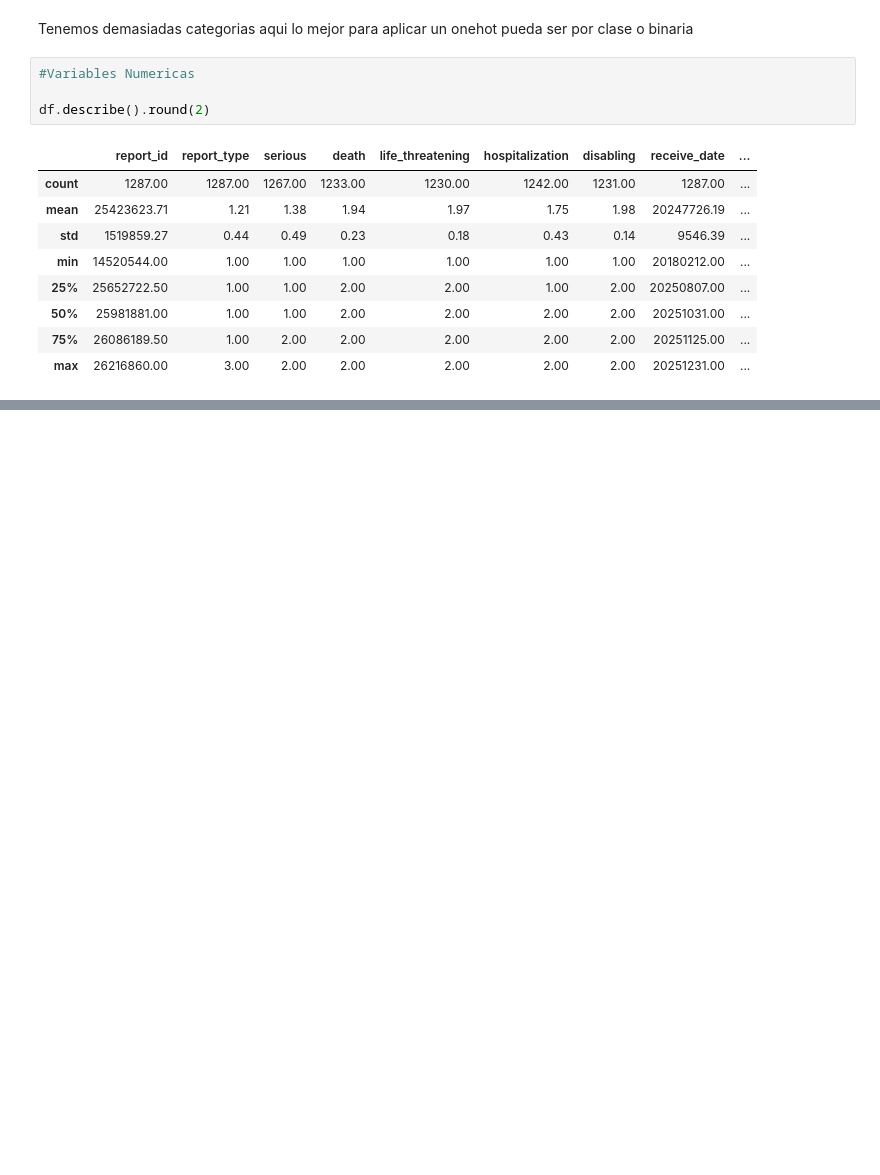
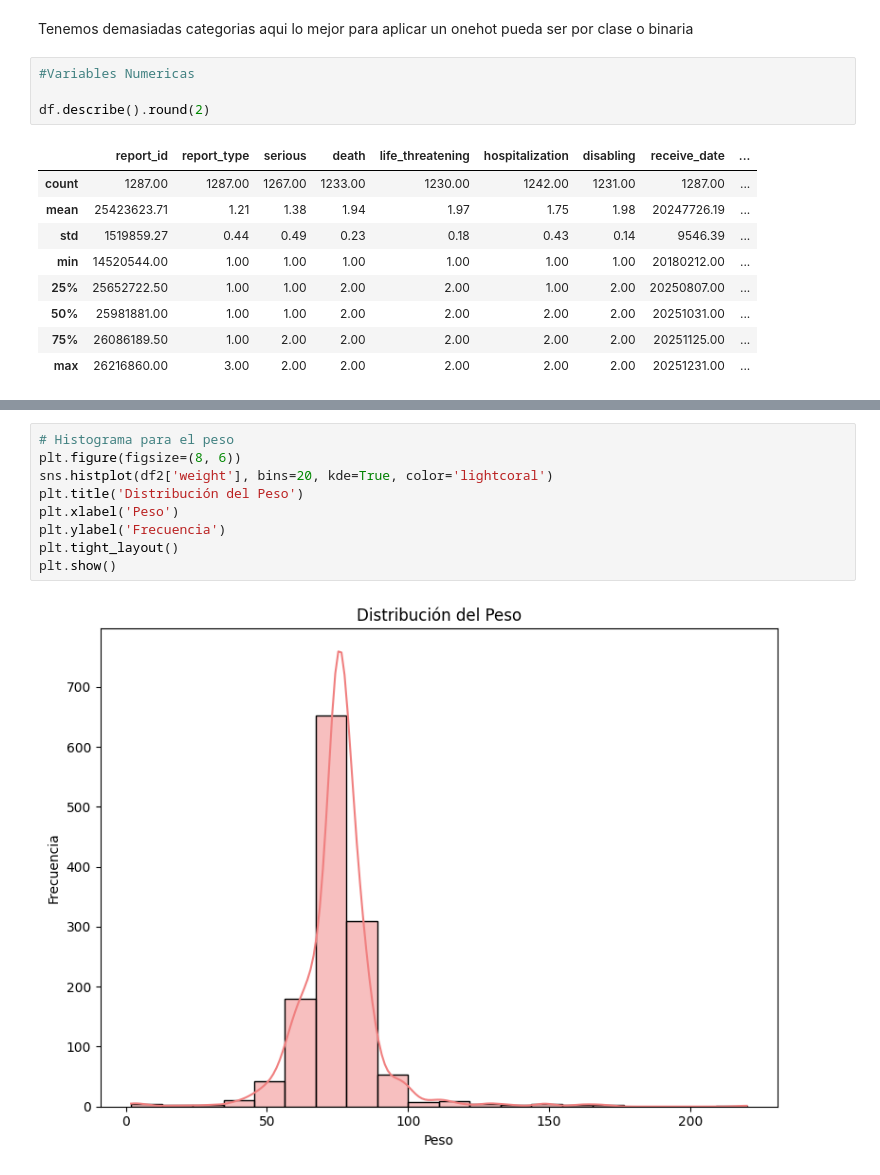
Before and after one commit to Ruhtenio/Mineria_Datos002D, a Jupyter notebook: Eventos_adversos_FDA.ipynb, the cells around one changed output, grey strips where cells are left out. Drawn from its saved outputs; the diff is of its cells as text; blank space fills up the shorter version.

```diff
--- a/Eventos adversos FDA.ipynb
+++ b/Eventos_adversos_FDA.ipynb
@@ -197,0 +302,11 @@ Debido a que la mayoria de nulos se centralizan en las variables numericas estos
+# %%
+# Histograma para el peso
+plt.figure(figsize=(8, 6))
+sns.histplot(df2['weight'], bins=20, kde=True, color='lightcoral')
+plt.title('Distribución del Peso')
+plt.xlabel('Peso')
+plt.ylabel('Frecuencia')
+plt.tight_layout()
+plt.show()
+# %% [output]
+[figure, added]
```
Also changed, not shown: parts of 18 cells of this notebook.
